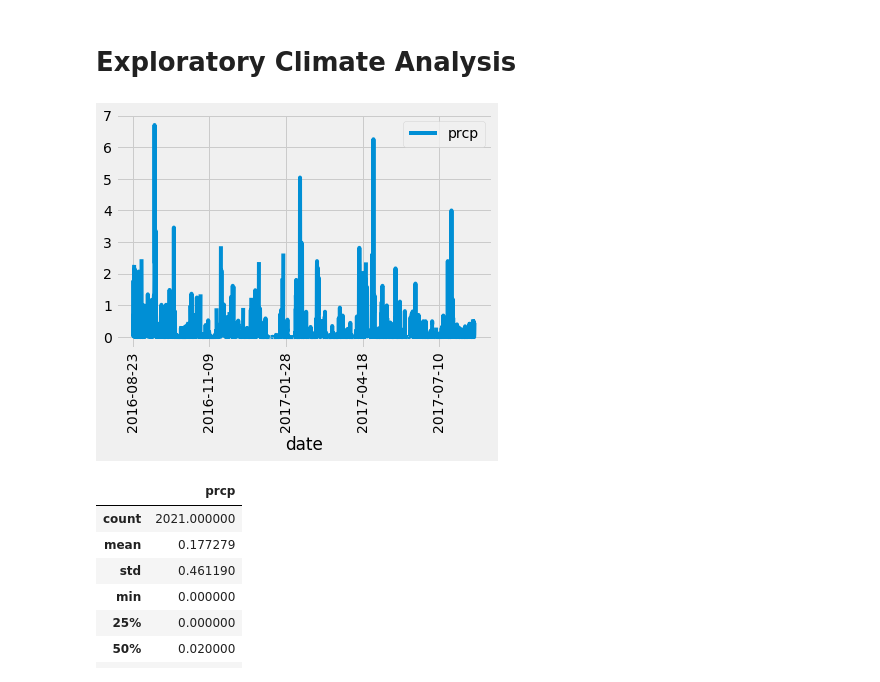
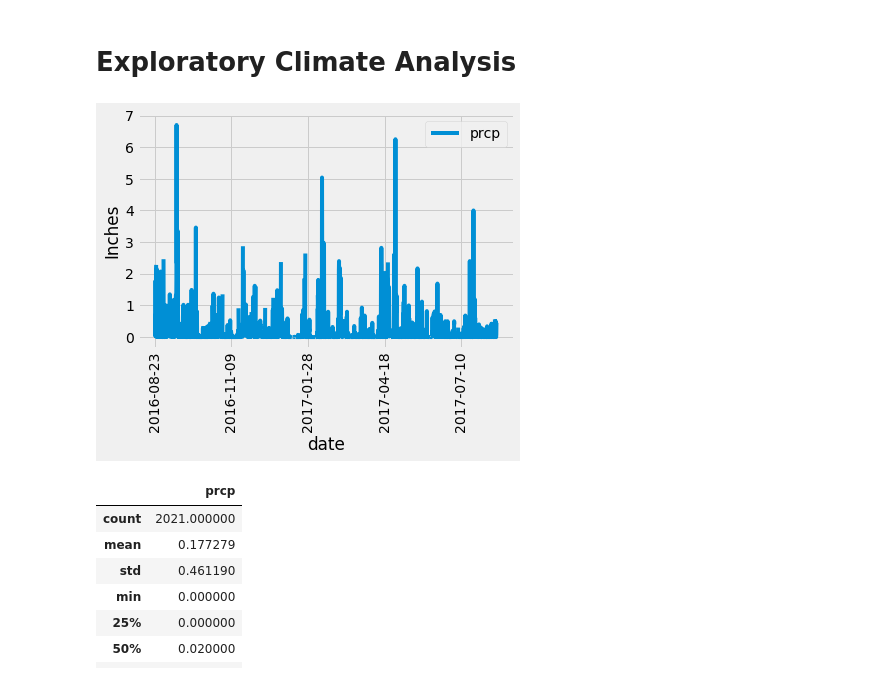
Before and after one commit to FarihaSiddiqui/sqlalchemy-challenge, a Jupyter notebook: climate_starter.ipynb, the cells around one changed output. Cells and saved outputs as stored; diff of their text form; code cells hidden in the pictures.

```diff
--- a/climate_starter.ipynb
+++ b/climate_starter.ipynb
@@ -45,32 +46,33 @@ session = Session(engine)
 # %%
 # Design a query to retrieve the last 12 months of precipitation data and plot the results
 
 # Calculate the date 1 year ago from the last data point in the database
 
 last_row = session.query(Measurement).order_by(Measurement.date.desc()).first()
 last_row.__dict__
 
 start_date = dt.date(2017,8,23) - dt.timedelta(days=365)
 end_date = dt.date(2017,8,23)
 
 # Perform a query to retrieve the data and precipitation scores
 result = session.query(Measurement.date, Measurement.prcp).\
                     filter(Measurement.date <= end_date , Measurement.date >= start_date).all()
 #                     order_by(Measurement.date.desc()).all()
 result
 # # Save the query results as a Pandas DataFrame and set the index to the date column
 
 df = pd.DataFrame(result)
 df
 df = df.set_index('date')
 # Sort the dataframe by date
 df_sorted = df.sort_values('date')
 df_sorted
 # Use Pandas Plotting with Matplotlib to plot the data
 df_sorted.plot(rot=90)
+plt.ylabel("Inches")
 plt.show()
 # %% [output]
-[figure, old version]
+[figure, new version]
 # %%
 # Use Pandas to calcualte the summary statistics for the precipitation data
 df_sorted.describe()
```
Also changed, not shown: parts of 16 cells of this notebook.
